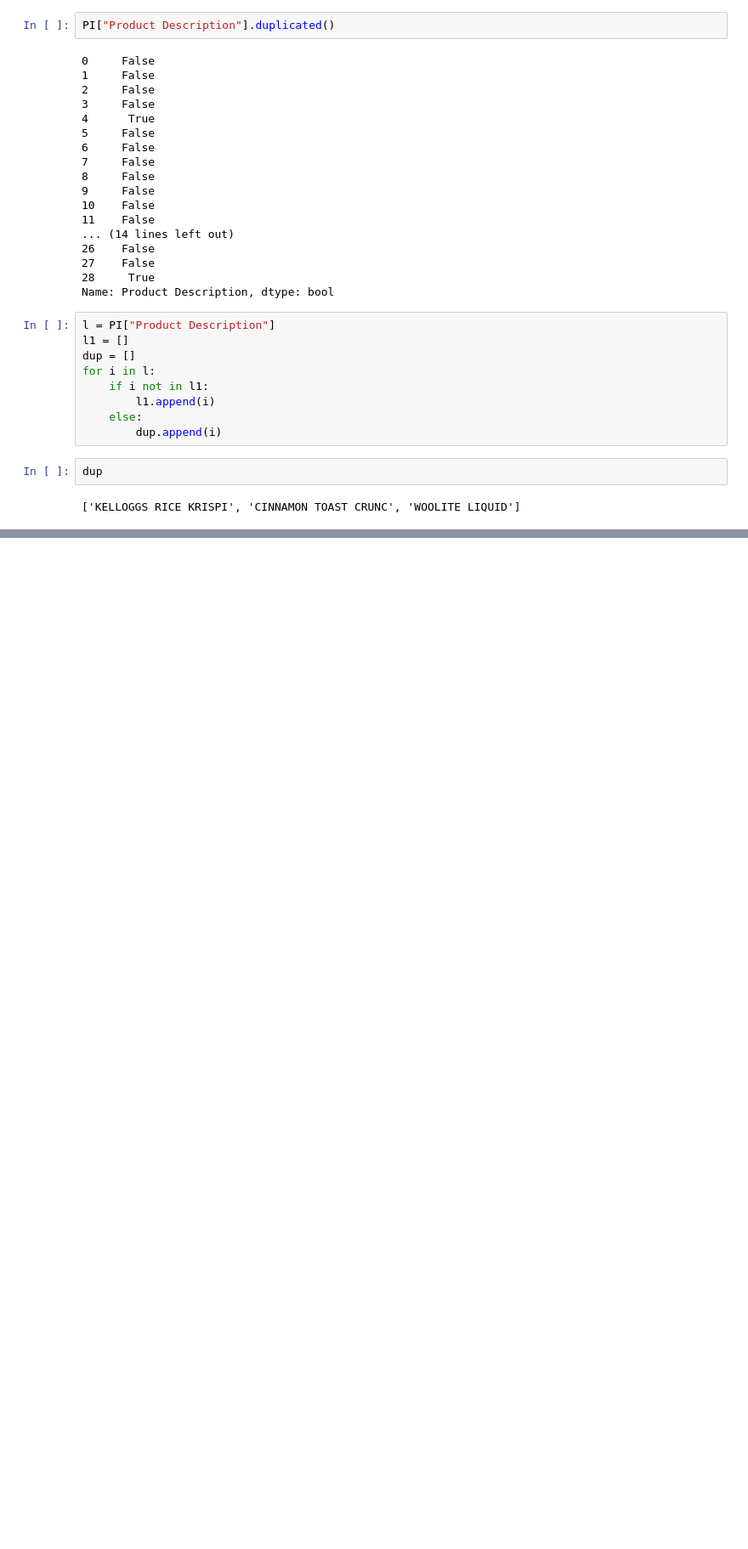
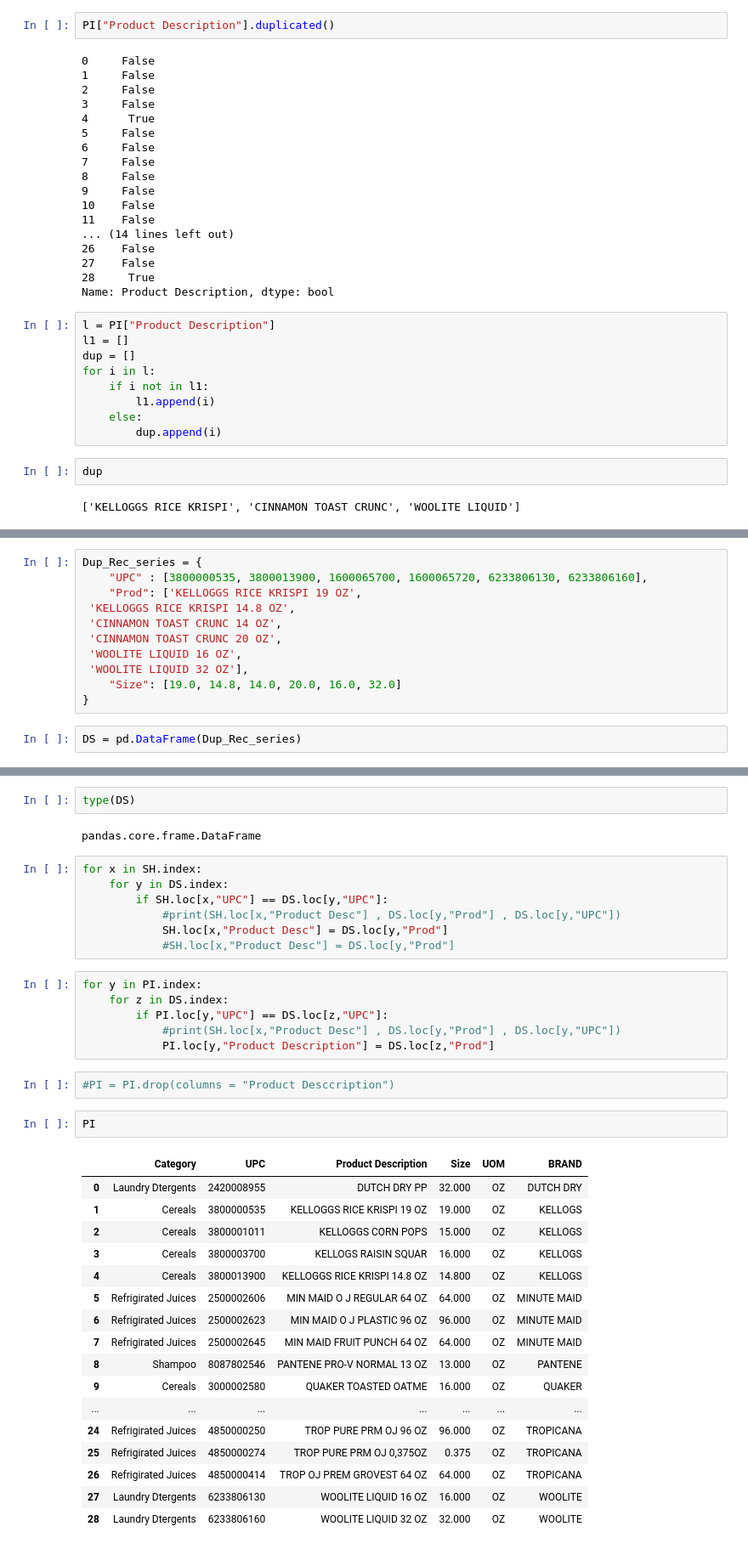
Before and after one commit to Jaykant-M/PyScripts, a Jupyter notebook: DM/Category Management - DM.ipynb, the cells around one changed output, grey strips where cells are left out. Shown: that part at 85% size. Cells and saved outputs as stored; diff of their text form; blank space fills up the shorter version.

```diff
--- a/DM/Category Management - DM.ipynb
+++ b/DM/Category Management - DM.ipynb
@@ -117,0 +145,13 @@ for i in PI.index:
+# %%
+Dup_Rec_series = {
+    "UPC" : [3800000535, 3800013900, 1600065700, 1600065720, 6233806130, 6233806160],
+    "Prod": ['KELLOGGS RICE KRISPI 19 OZ',
+ 'KELLOGGS RICE KRISPI 14.8 OZ',
+ 'CINNAMON TOAST CRUNC 14 OZ',
+ 'CINNAMON TOAST CRUNC 20 OZ',
+ 'WOOLITE LIQUID 16 OZ',
+ 'WOOLITE LIQUID 32 OZ'],
+    "Size": [19.0, 14.8, 14.0, 20.0, 16.0, 32.0]
+}
+# %%
+DS = pd.DataFrame(Dup_Rec_series)
@@ -117,0 +168,39 @@ for i in PI.index:
+# %%
+type(DS)
+# %% [output]
+pandas.core.frame.DataFrame
+# %%
+for x in SH.index:
+    for y in DS.index:
+        if SH.loc[x,"UPC"] == DS.loc[y,"UPC"]:
+            #print(SH.loc[x,"Product Desc"] , DS.loc[y,"Prod"] , DS.loc[y,"UPC"])
+            SH.loc[x,"Product Desc"] = DS.loc[y,"Prod"]
+            #SH.loc[x,"Product Desc"] = DS.loc[y,"Prod"]
+# %%
+for y in PI.index:
+    for z in DS.index:
+        if PI.loc[y,"UPC"] == DS.loc[z,"UPC"]:
+            #print(SH.loc[x,"Product Desc"] , DS.loc[y,"Prod"] , DS.loc[y,"UPC"])
+            PI.loc[y,"Product Description"] = DS.loc[z,"Prod"]
+# %%
+#PI = PI.drop(columns = "Product Desccription")
+# %%
+PI
+# %% [output]
+|  | Category | UPC | Product Description | Size | UOM | BRAND |
+| 0 | Laundry Dtergents | 2420008955 | DUTCH DRY PP | 32.000 | OZ | DUTCH DRY |
+| 1 | Cereals | 3800000535 | KELLOGGS RICE KRISPI 19 OZ | 19.000 | OZ | KELLOGS |
+| 2 | Cereals | 3800001011 | KELLOGGS CORN POPS | 15.000 | OZ | KELLOGS |
+| 3 | Cereals | 3800003700 | KELLOGS RAISIN SQUAR | 16.000 | OZ | KELLOGS |
+| 4 | Cereals | 3800013900 | KELLOGGS RICE KRISPI 14.8 OZ | 14.800 | OZ | KELLOGS |
+| 5 | Refrigirated Juices | 2500002606 | MIN MAID O J REGULAR 64 OZ | 64.000 | OZ | MINUTE MAID |
+| 6 | Refrigirated Juices | 2500002623 | MIN MAID O J PLASTIC 96 OZ | 96.000 | OZ | MINUTE MAID |
+| 7 | Refrigirated Juices | 2500002645 | MIN MAID FRUIT PUNCH 64 OZ | 64.000 | OZ | MINUTE MAID |
+| 8 | Shampoo | 8087802546 | PANTENE PRO-V NORMAL 13 OZ | 13.000 | OZ | PANTENE |
+| 9 | Cereals | 3000002580 | QUAKER TOASTED OATME | 16.000 | OZ | QUAKER |
+| ... | ... | ... | ... | ... | ... | ... |
+| 24 | Refrigirated Juices | 4850000250 | TROP PURE PRM OJ 96 OZ | 96.000 | OZ | TROPICANA |
+| 25 | Refrigirated Juices | 4850000274 | TROP PURE PRM OJ 0,375OZ | 0.375 | OZ | TROPICANA |
+| 26 | Refrigirated Juices | 4850000414 | TROP OJ PREM GROVEST 64 OZ | 64.000 | OZ | TROPICANA |
+| 27 | Laundry Dtergents | 6233806130 | WOOLITE LIQUID 16 OZ | 16.000 | OZ | WOOLITE |
+| 28 | Laundry Dtergents | 6233806160 | WOOLITE LIQUID 32 OZ | 32.000 | OZ | WOOLITE |
```
Also changed, not shown: parts of 9 cells of this notebook.
